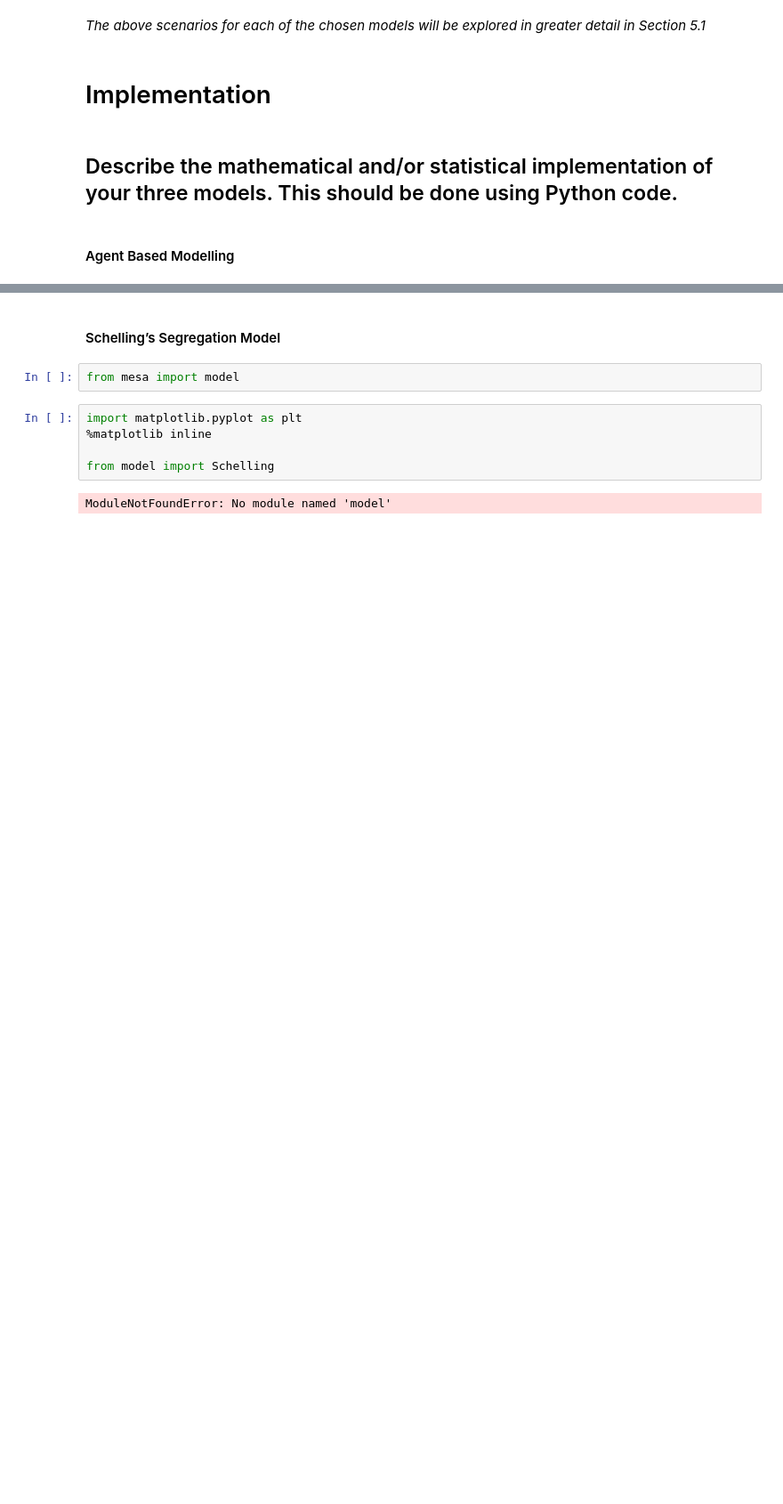
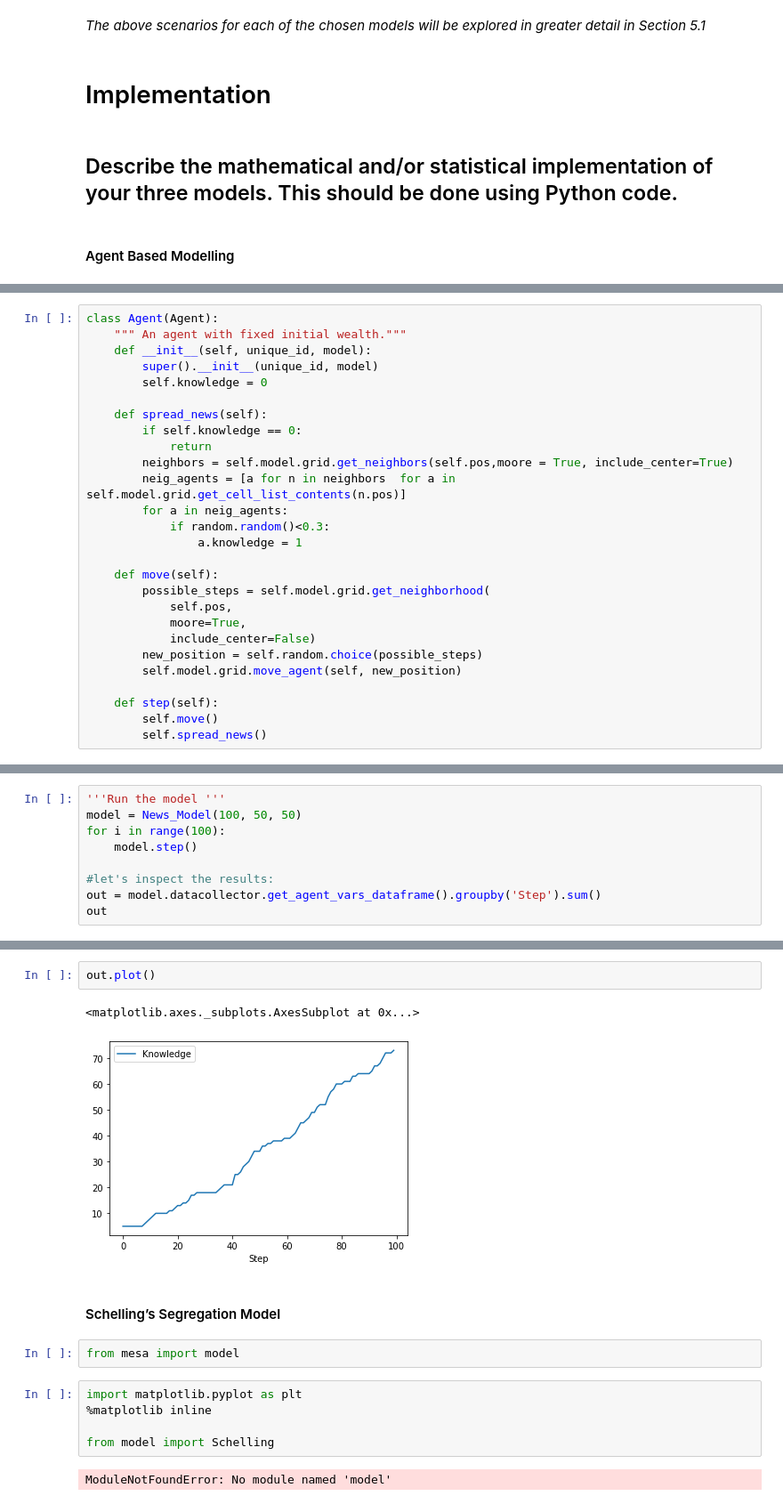
Before and after one commit to JordanBoulous/41189-assignment-template, a Jupyter notebook: 41189 Modelling Assignment.ipynb, the cells around one changed output, grey strips where cells are left out. Shown at 89% size. Drawn from its saved outputs; the diff is of its cells as text; blank space fills up the shorter version.

```diff
--- a/41189 Modelling Assignment.ipynb
+++ b/41189 Modelling Assignment.ipynb
@@ -169,0 +185,27 @@ Similarly, the 'riot' action could be identified as wearing a mask. It is safe t
+# %%
+class Agent(Agent):
+    """ An agent with fixed initial wealth."""
+    def __init__(self, unique_id, model):
+        super().__init__(unique_id, model)
+        self.knowledge = 0
+
+    def spread_news(self):
+        if self.knowledge == 0:
+            return
+        neighbors = self.model.grid.get_neighbors(self.pos,moore = True, include_center=True)
+        neig_agents = [a for n in neighbors  for a in self.model.grid.get_cell_list_contents(n.pos)]
+        for a in neig_agents:
+            if random.random()<0.3:
+                a.knowledge = 1
+
+    def move(self):
+        possible_steps = self.model.grid.get_neighborhood(
+            self.pos,
+            moore=True,
+            include_center=False)
+        new_position = self.random.choice(possible_steps)
+        self.model.grid.move_agent(self, new_position)
+
+    def step(self):
+        self.move()
+        self.spread_news()
@@ -169,0 +247,9 @@ Similarly, the 'riot' action could be identified as wearing a mask. It is safe t
+# %%
+'''Run the model '''
+model = News_Model(100, 50, 50)
+for i in range(100):
+    model.step()
+
+#let's inspect the results:
+out = model.datacollector.get_agent_vars_dataframe().groupby('Step').sum()
+out
@@ -170,3 +271,8 @@ Similarly, the 'riot' action could be identified as wearing a mask. It is safe t
+# %%
+out.plot()
+# %% [output]
+<matplotlib.axes._subplots.AxesSubplot at 0x...>
+[figure, added]
 # %% [markdown]
 #### Schelling’s Segregation Model
 # %%
```
Also changed, not shown: parts of 3 cells of this notebook, 1 other file.
